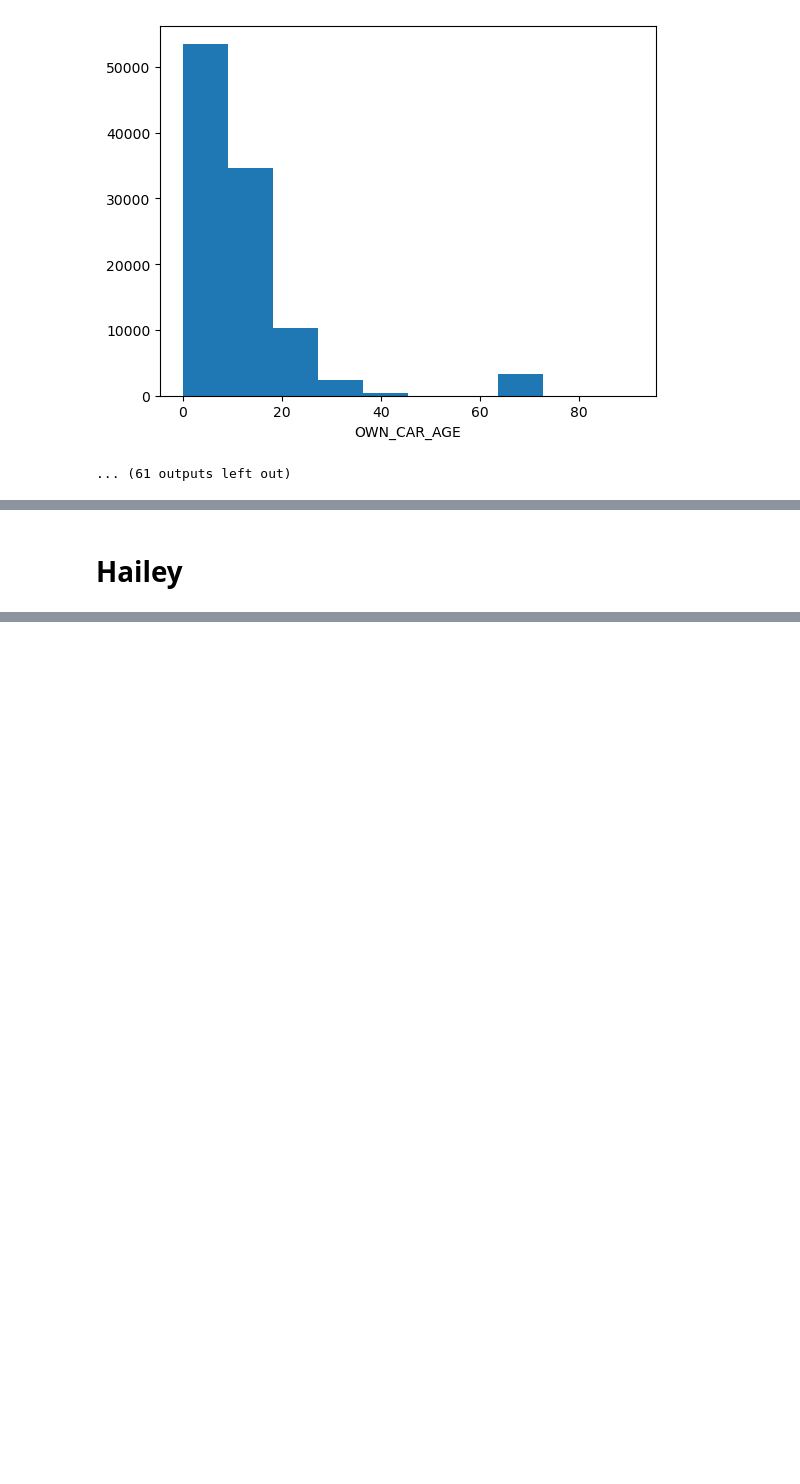
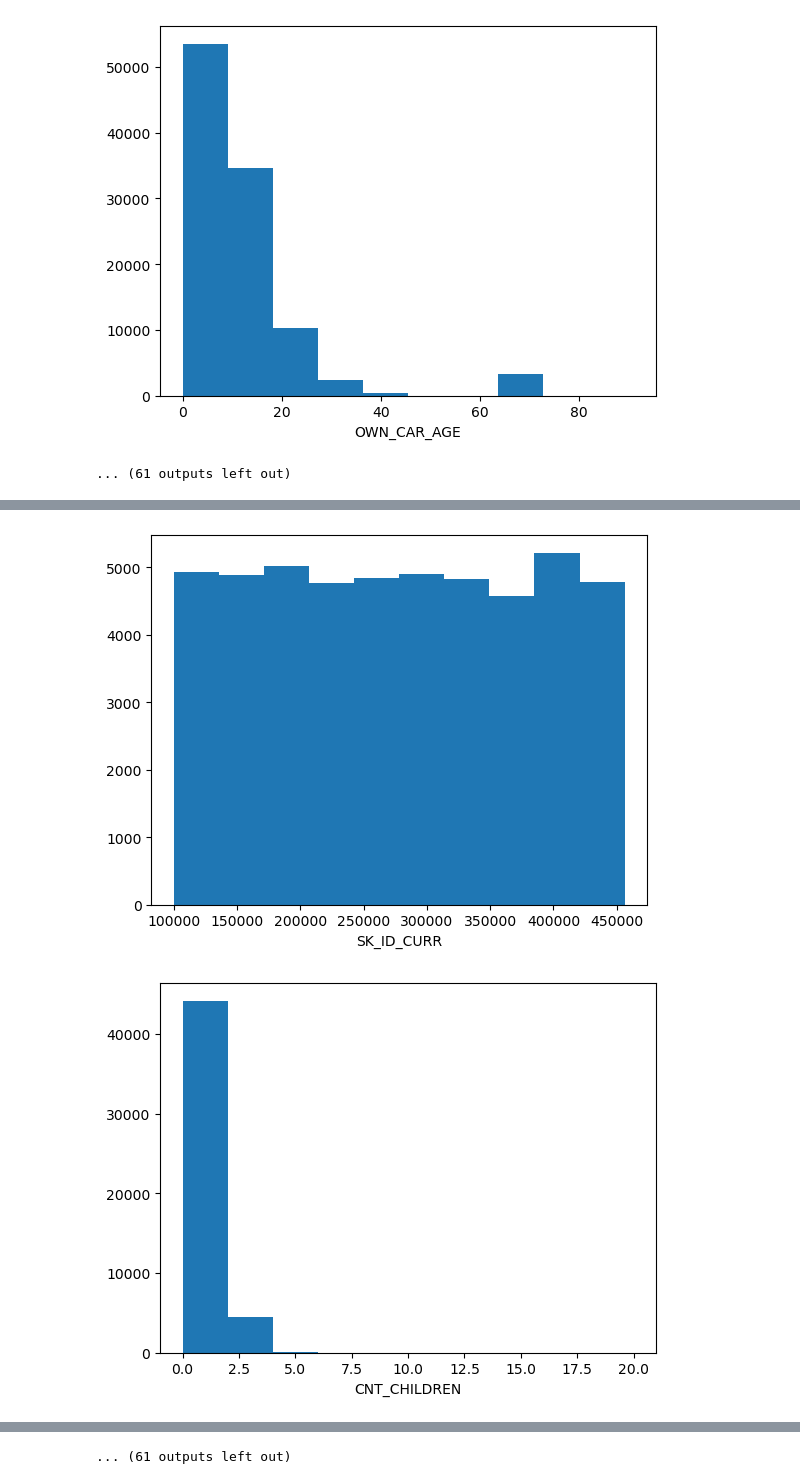
Before and after one commit to haileyvu9/RP, a Jupyter notebook: Research_project_Hailey.ipynb, the cells around one changed output, grey strips where cells are left out. Saved outputs shown, nothing was run; the diff lists cells and outputs as text; code cells hidden in the pictures; blank space fills up the shorter version.

```diff
--- a/Research_project_Hailey.ipynb
+++ b/Research_project_Hailey.ipynb
@@ -61,8 +38,12 @@ df_credit.head()
+# %%
+label_encoder = LabelEncoder()
+for i in cat_var_test:
+    app_test[i] = label_encoder.fit_transform(app_test[i])
 # %%
-for i in df_credit.columns:
-    unique_values = df_credit[i].unique()
+for i in app_train.columns:
+    unique_values = app_train[i].unique()
     if i not in cat_var and len(unique_values) > 2:
-        plt.hist(df_credit[i])
+        plt.hist(app_train[i])
         plt.xlabel(i)
         plt.show()
 # %% [output]
@@ -79,6 +60,3 @@ for i in df_credit.columns:
 [figure]
 [figure]
 ... (61 outputs left out)
-# %%
-for i in df_credit.columns:
-    print(i)
@@ -121,2 +63,10 @@ df_credit
-# %% [markdown]
-# Hailey
+# %%
+for i in app_test.columns:
+    unique_values = app_test[i].unique()
+    if i not in cat_var and len(unique_values) > 2:
+        plt.hist(app_test[i])
+        plt.xlabel(i)
+        plt.show()
+# %% [output]
+[figure, added]
+[figure, added]
@@ -122,0 +83 @@ df_credit
+... (61 outputs left out)
```
Also changed, not shown: parts of 22 cells of this notebook.
